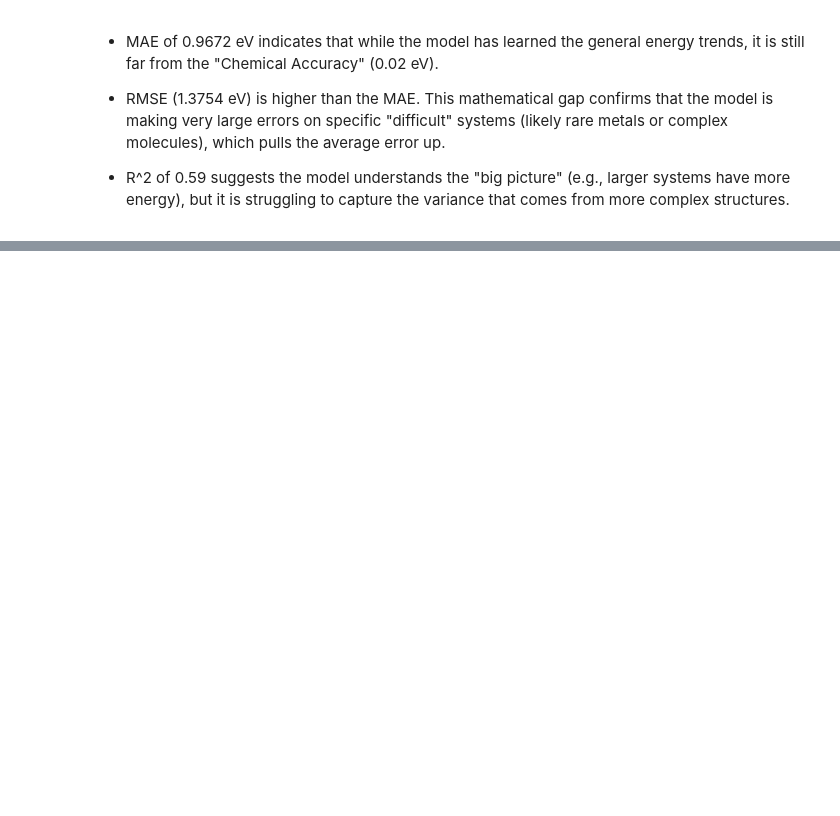
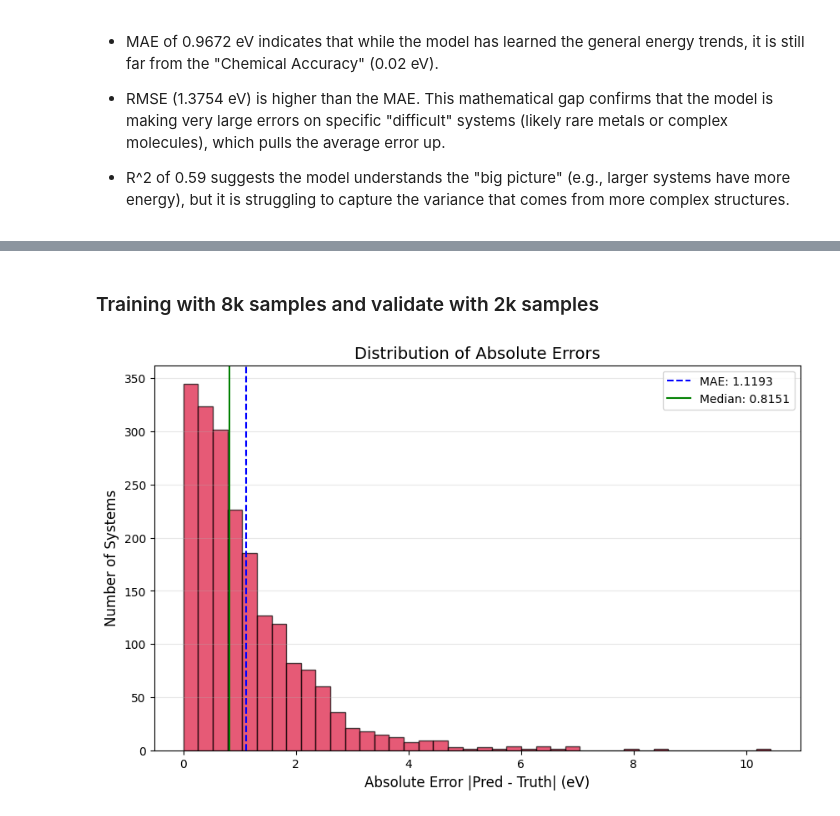
Before and after one commit to juanpaz90/h2-catalyst-ml, a Jupyter notebook: exploration.ipynb, the cells around one changed output, grey strips where cells are left out. Cells and saved outputs as stored; diff of their text form; code cells hidden in the pictures; blank space fills up the shorter version.

```diff
--- a/exploration.ipynb
+++ b/exploration.ipynb
@@ -347,0 +430,6 @@ plot_error_distribution(preds, targets)
+# %% [markdown]
+### Training with 8k samples and validate with 2k samples
+# %%
+plot_error_distribution(preds_8k, targets_8k)
+# %% [output]
+[figure, added]
```
Also changed, not shown: parts of 48 cells of this notebook.
